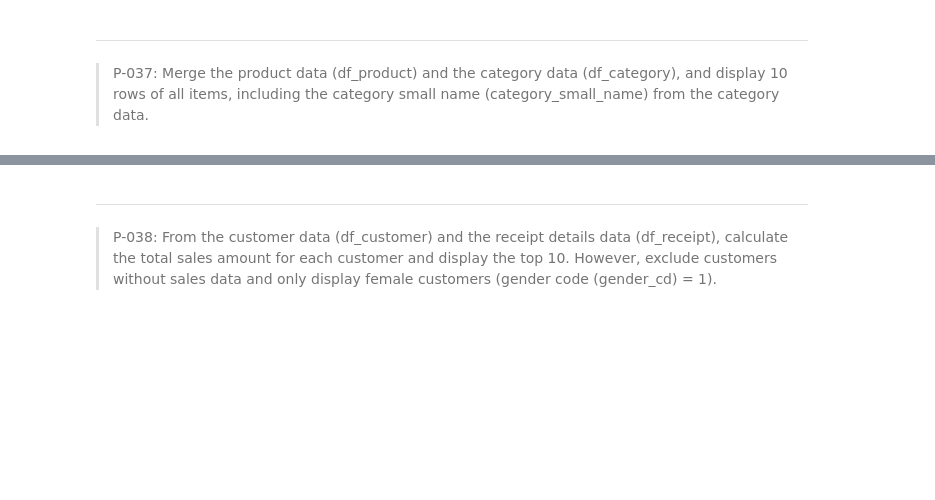
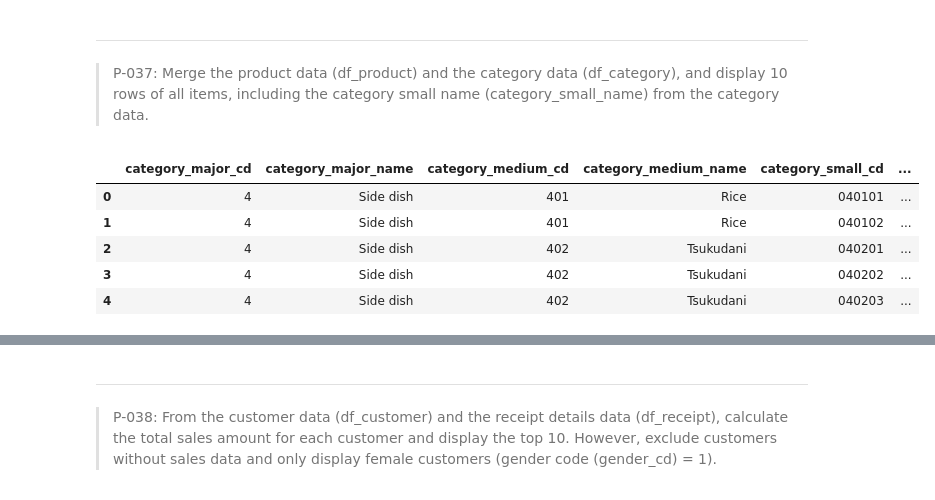
Before and after one commit to khenm/aio_expand, a Jupyter notebook: 100_pandas_exercises/100_pandas_exercises_en.ipynb, the cells around one changed output, grey strips where cells are left out. Cells and saved outputs as stored; diff of their text form; code cells hidden in the pictures; blank space fills up the shorter version.

```diff
--- a/100_pandas_exercises/100_pandas_exercises_en.ipynb
+++ b/100_pandas_exercises/100_pandas_exercises_en.ipynb
@@ -566,3 +733,17 @@ numpy.std(a, axis=None, dtype=None, out=None, ddof=0, keepdims=)
 # %% [markdown]
 ---
 > P-037: Merge the product data (df_product) and the category data (df_category), and display 10 rows of all items, including the category small name (category_small_name) from the category data.
+# %%
+df_tmp = (
+    df_category.assign(
+        category_small_cd = lambda df: df['category_small_cd'].apply(lambda x: x.zfill(6))
+    )
+)
+df_tmp.head(5)
+# %% [output]
+|  | category_major_cd | category_major_name | category_medium_cd | category_medium_name | category_small_cd | ... |
+| 0 | 4 | Side dish | 401 | Rice | 040101 | ... |
+| 1 | 4 | Side dish | 401 | Rice | 040102 | ... |
+| 2 | 4 | Side dish | 402 | Tsukudani | 040201 | ... |
+| 3 | 4 | Side dish | 402 | Tsukudani | 040202 | ... |
+| 4 | 4 | Side dish | 402 | Tsukudani | 040203 | ... |
```
Also changed, not shown: parts of 13 cells of this notebook.
